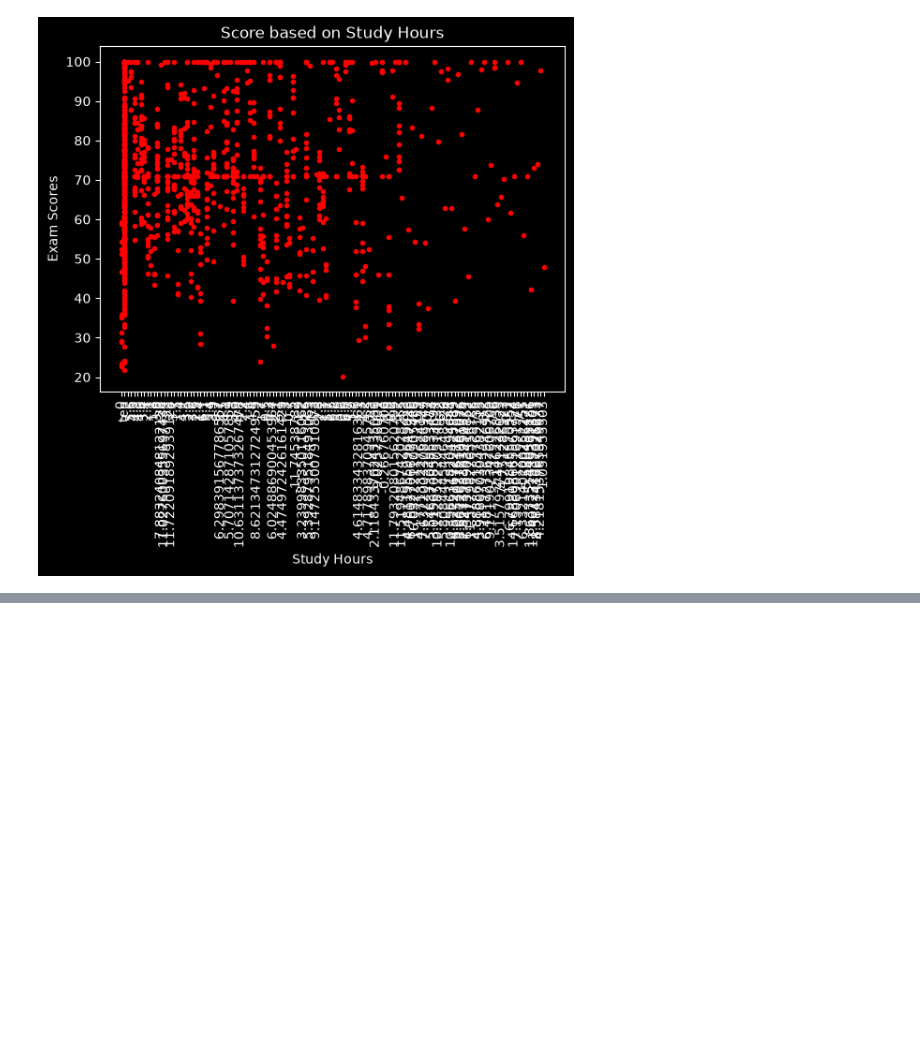
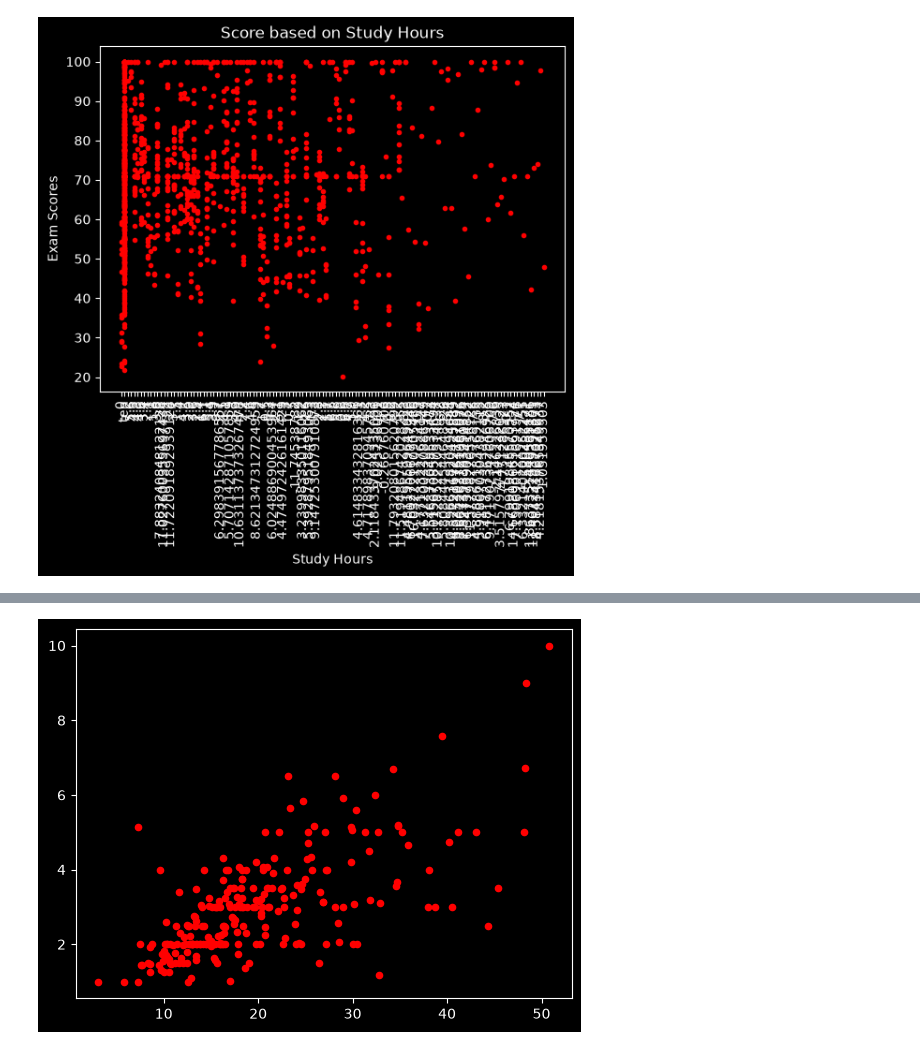
Before and after one commit to masoomk9666/hccda-ai, a Jupyter notebook: matplot01.ipynb, the cells around one changed output, grey strips where cells are left out. Drawn from its saved outputs; the diff is of its cells as text; code cells hidden in the pictures; blank space fills up the shorter version.

```diff
--- a/matplot01.ipynb
+++ b/matplot01.ipynb
@@ -202,0 +269,5 @@ ValueError: 'c' argument must be a color, a sequence of colors, or a sequence of
+# %%
+import seaborn as sns
+
+tips = sns.load_dataset("tips")
+tips.head()
@@ -202,0 +281,5 @@ ValueError: 'c' argument must be a color, a sequence of colors, or a sequence of
+# %%
+plt.scatter(tips["total_bill"], tips["tip"], c="red", s=20)
+plt.show()
+# %% [output]
+[figure, added]
```
Also changed, not shown: parts of 8 cells of this notebook, 6 other files.
